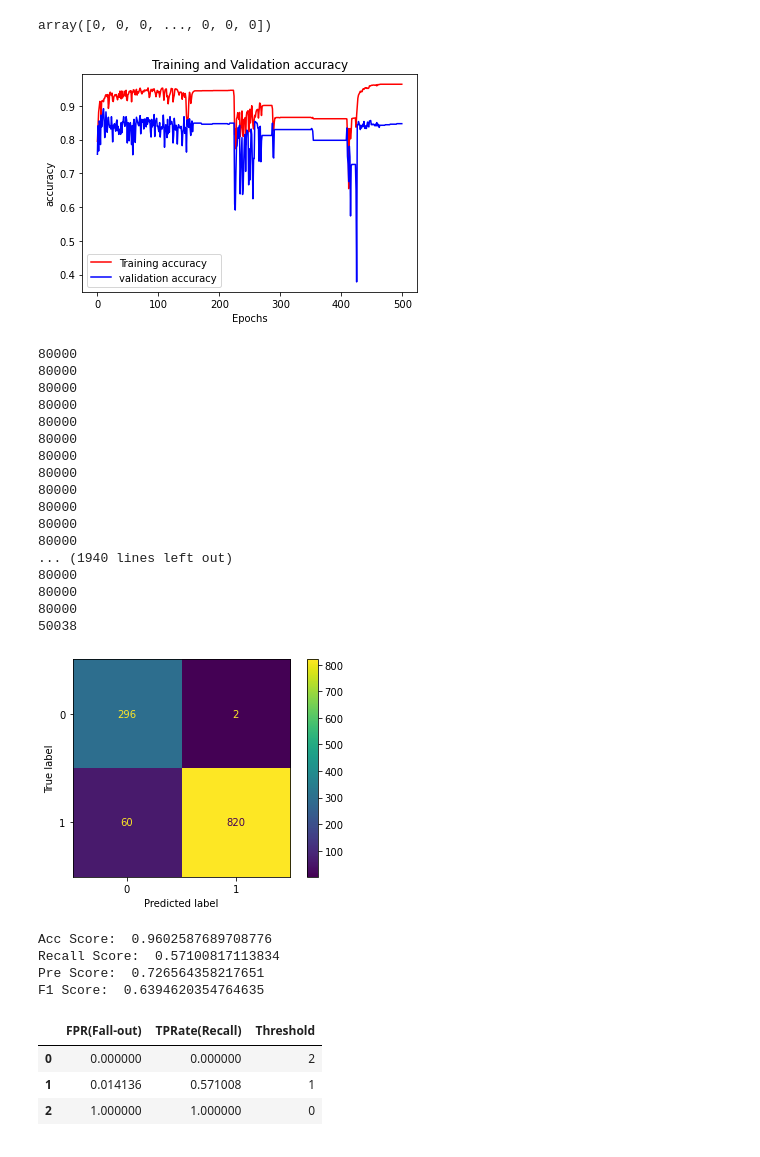
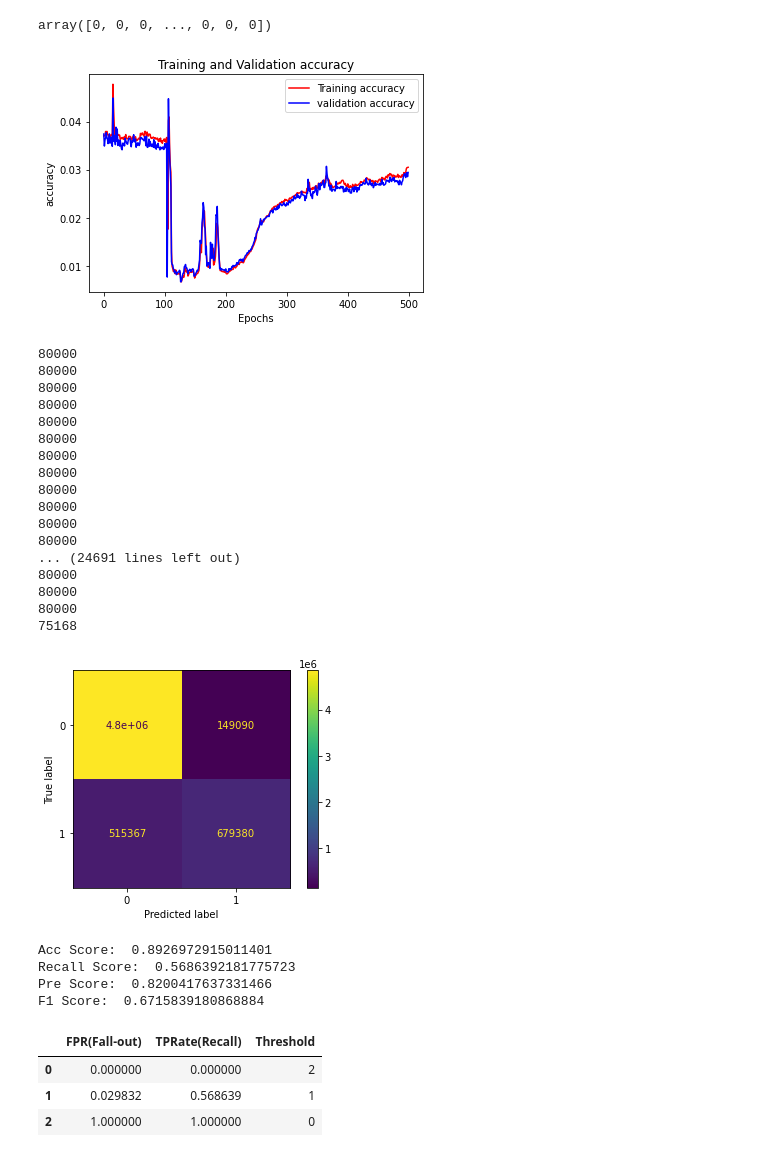
Before and after one commit to evali16/WatchMan_ipynb_ver, a Jupyter notebook: CSV로 라벨링 데이터 Mel-Spectrogram.ipynb, the cells around one changed output. Saved outputs shown, nothing was run; the diff lists cells and outputs as text; code cells hidden in the pictures.

```diff
--- a/CSV로 라벨링 데이터 Mel-Spectrogram.ipynb
+++ b/CSV로 라벨링 데이터 Mel-Spectrogram.ipynb
@@ -78,7 +78,7 @@ if gpus:
 
 # 이게 train dataset 작성코드
 def train_dataset(x):#나눌 크기인 x초 입력
-    folder = "./testwav/nomal_train/"
+    folder = "D:/wav_data/nomal/35-2/"
     dataset = []
     for file_name in tqdm(os.listdir(folder)):
         if 'wav' in file_name:
@@ -91,21 +91,21 @@ def train_dataset(x):#나눌 크기인 x초 입력
     print("Dataset 생성완료")
     return pd.DataFrame(dataset, columns=['data','label'])
 
-def anomal_dataset(x):#나눌 크기인 x초 입력
-    folder = "./testwav/abnomal_test/"
-    dataset = []
-    for file_name in tqdm(os.listdir(folder)):
-        if 'wav' in file_name:
-            abs_file_path = os.path.join(folder,file_name)
-            data, sr = librosa.load(abs_file_path, sr = 16000)
-            class_label = (df_shuffled[df_shuffled.file == file_name]['label']).values[0]
+#def anomal_dataset(x):#나눌 크기인 x초 입력
+#    folder = "D:/wav_data/test/"
+#    dataset = []
+#    for file_name in tqdm(os.listdir(folder)):
+#        if 'wav' in file_name:
+#            abs_file_path = os.path.join(folder,file_name)
+#            data, sr = librosa.load(abs_file_path, sr = 16000)
+#            class_label = (df_shuffled[df_shuffled.file == file_name]['label']).values[0]
            #data를 x초로 나누어서 작성해야 함
-            for i in range((len(data)//(sr*x))+1):
-                dataset.append([data[int(sr*x)*i:int(sr*x)*(i+1)], class_label])
-    print("Dataset 생성완료")
-    return pd.DataFrame(dataset, columns=['data','label'])
+#            for i in range((len(data)//(sr*x))+1):
+#                dataset.append([data[int(sr*x)*i:int(sr*x)*(i+1)], class_label])
+#    print("Dataset 생성완료")
+#    return pd.DataFrame(dataset, columns=['data','label'])
 
 train_wav = train_dataset(5)
-abnomal_wav = anomal_dataset(5)
+#abnomal_wav = anomal_dataset(5)
 # %% [output]
 Dataset 생성완료
@@ -252,7 +251,7 @@ Non-trainable params: 0
 _________________________________________________________________
 # %%
 # 모델 불러오기, 가중치 추가로 올릴 때 반드시 필요
-model = tf.keras.models.load_model('model23.h5')
+model = tf.keras.models.load_model('model35.h5')
 # %%
 # 모델 학습
 import tensorflow as tf
@@ -268,7 +267,7 @@ if gpus:
 
 model.compile(optimizer='adam', loss='mae', metrics=['accuracy'])
 #early_stopping = EarlyStopping()
-history = model.fit(train_X, train_y, epochs=500, batch_size = 40, validation_data=(vali_X, vali_y)
+history = model.fit(train_X, train_X, epochs=500, batch_size = 40, validation_data=(vali_X, vali_X)
                     #,callbacks = [early_stopping]
                    )
 # %% [output]
@@ -496,9 +493,9 @@ plt.show()
 #print(ab_y_pred.shape)
 # %%
 # flatten 및 0,1 바이너리로 나누기 이게 맞나 확인용
-#ab_X = np.array(ab_X).flatten()
+ab_X = np.array(ab_X).flatten()
 ab_X = np.where(ab_X > 0.5, 1,0)
-#ab_y_pred = np.array(ab_y_pred).flatten()
+ab_y_pred = np.array(ab_y_pred).flatten()
 ab_y_pred = np.where(ab_y_pred > 0.5, 1,0)
 # %%
 # 0,1 바이너리 나눈 것 확인 원본
@@ -530,7 +527,7 @@ plt.ylabel('accuracy') ## <=loss아니고, accuracy임^^
 plt.legend()
 plt.show()
 # %% [output]
-[figure, old version]
+[figure, new version]
 # %%
 #배열 확인
 for i in range(len(train_wav)):
@@ -548,21 +545,20 @@ for i in range(len(train_wav)):
 80000
 80000
 80000
-... (1940 lines left out)
+... (24691 lines left out)
 80000
 80000
 80000
-50038
+75168
 # %%
 # confusion matrix
 from sklearn import metrics
-confusion_matrix = metrics.confusion_matrix(ab_y, ab_y_pred)
+confusion_matrix = metrics.confusion_matrix(ab_X, ab_y_pred)
 cm_display = metrics.ConfusionMatrixDisplay(confusion_matrix = confusion_matrix, display_labels = ['0', '1'])
 cm_display.plot()
-plt.savefig('confusion_lstm1.png')
 plt.show()
 # %% [output]
-[figure, old version]
+[figure, new version]
 # %%
 #각 스코어 확인
 from sklearn.metrics import f1_score, accuracy_score, precision_score, recall_score
@@ -571,10 +567,10 @@ print('Recall Score: ',recall_score(ab_X,ab_y_pred))
 print('Pre Score: ',precision_score(ab_X,ab_y_pred))
 print('F1 Score: ',f1_score(ab_X,ab_y_pred))
 # %% [output]
-Acc Score:  0.9602587689708776
-Recall Score:  0.57100817113834
-Pre Score:  0.726564358217651
-F1 Score:  0.6394620354764635
+Acc Score:  0.8926972915011401
+Recall Score:  0.5686392181775723
+Pre Score:  0.8200417637331466
+F1 Score:  0.6715839180868884
 # %%
 # ROC
 from sklearn.metrics import roc_curve
@@ -588,7 +584,7 @@ roc
 # %% [output]
 |  | FPR(Fall-out) | TPRate(Recall) | Threshold |
 | 0 | 0.000000 | 0.000000 | 2 |
-| 1 | 0.014136 | 0.571008 | 1 |
+| 1 | 0.029832 | 0.568639 | 1 |
 | 2 | 1.000000 | 1.000000 | 0 |
 # %%
 # ROC 커브 확인 커브 된 것 맞음
```
Also changed, not shown: parts of 49 cells of this notebook.
